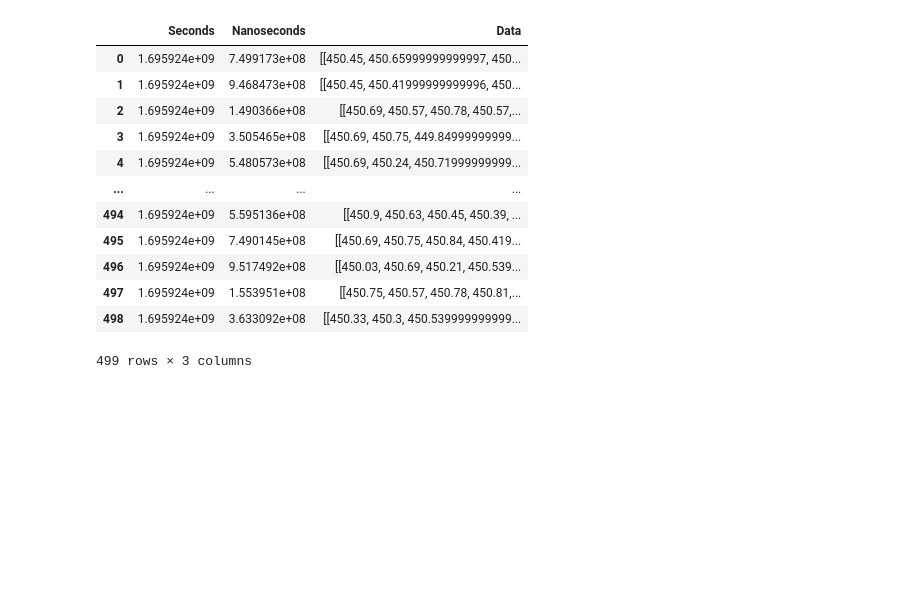
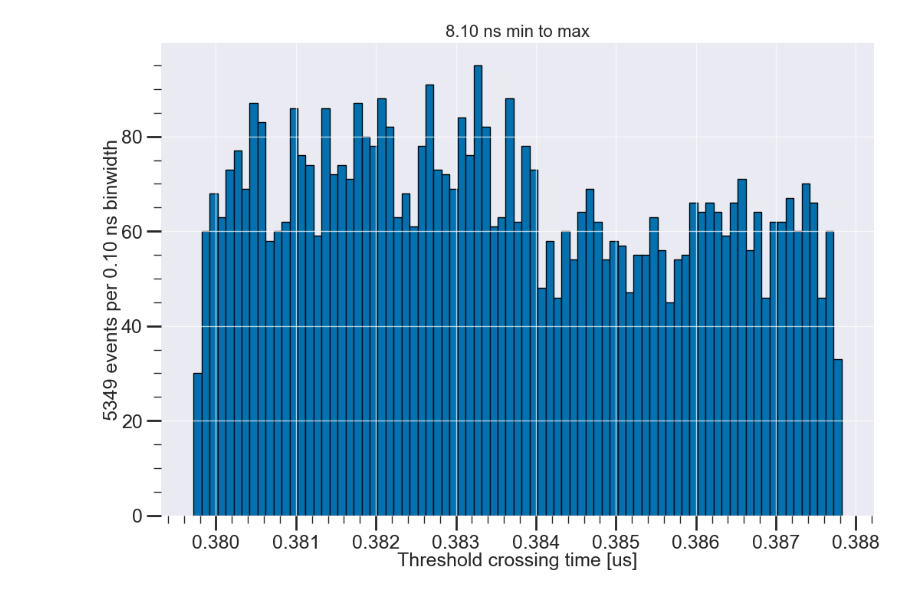
Before and after one commit to ejangelico/ad2-data-processing, a Jupyter notebook: notebooks/Timing calibration run8.ipynb, the cells around one changed output. Saved outputs shown, nothing was run; the diff lists cells and outputs as text; code cells hidden in the pictures; blank space fills up the shorter version.

```diff
--- a/notebooks/Timing calibration run8.ipynb
+++ b/notebooks/Timing calibration run8.ipynb
@@ -56,16 +57,40 @@ plt.show()
-# %%
-ex_str
-# %% [output]
-|  | Seconds | Nanoseconds | Data |
-| 0 | 1.695924e+09 | 7.499173e+08 | [[450.45, 450.65999999999997, 450... |
-| 1 | 1.695924e+09 | 9.468473e+08 | [[450.45, 450.41999999999996, 450... |
-| 2 | 1.695924e+09 | 1.490366e+08 | [[450.69, 450.57, 450.78, 450.57,... |
-| 3 | 1.695924e+09 | 3.505465e+08 | [[450.69, 450.75, 449.84999999999... |
-| 4 | 1.695924e+09 | 5.480573e+08 | [[450.69, 450.24, 450.71999999999... |
-| ... | ... | ... | ... |
-| 494 | 1.695924e+09 | 5.595136e+08 | [[450.9, 450.63, 450.45, 450.39, ... |
-| 495 | 1.695924e+09 | 7.490145e+08 | [[450.69, 450.75, 450.84, 450.419... |
-| 496 | 1.695924e+09 | 9.517492e+08 | [[450.03, 450.69, 450.21, 450.539... |
-| 497 | 1.695924e+09 | 1.553951e+08 | [[450.75, 450.57, 450.78, 450.81,... |
-| 498 | 1.695924e+09 | 3.633092e+08 | [[450.33, 450.3, 450.539999999999... |
-499 rows × 3 columns
+# %%
+#threshold crossing distribution on PMT timing signal
+#really simple, just curious, to see if it matters at all.
+thr = 200 #mV
+dT = 1/float(ds.config["struck_reduction"]["clock"])
+time_of_arrivals = []
+for i, f in enumerate(ds.struck_files):
+    df = pickle.load(open(f, "rb"))[0]
+    for j, row in df.iterrows():
+        v = row["Data"][2]
+        v_bl = np.mean(v[:40])
+        v = v - v_bl
+        thr_cr = np.where(v > thr)
+        fc = np.min(thr_cr) #fc is short for first crossing
+        #the threshold crossing is within a sample, so lets get more precise with interpolation.
+        s = interp1d(v[fc-2:fc+2], np.array(range(len(v)))[fc-2:fc+2])
+        toa = s(thr)*dT*1e6
+        time_of_arrivals.append(toa)
+        """
+        fig, ax = plt.subplots()
+        ax.plot(range(len(v)), v)
+        ax.scatter([fc], v[fc], s=100)
+        ax.plot(np.array(range(len(v)))[fc-2:fc+2], v[fc-2:fc+2])
+        ax.axvline(toa/dT/1e6)
+        ax.axhline(thr)
+        ax.set_xlim([40, 60])
+        plt.show()
+        """
+# %%
+fig, ax = plt.subplots()
+h = time_of_arrivals
+binwidth = 0.0001 #us
+bins = np.arange(min(h), max(h), binwidth)
+ax.hist(h, bins=bins)
+ax.set_xlabel("Threshold crossing time [us]")
+ax.set_ylabel("{:d} events per {:.2f} ns binwidth".format(len(h), binwidth*1000))
+ax.set_title("{:.2f} ns min to max".format((max(h) - min(h))*1000))
+plt.show()
+# %% [output]
+[figure, added]
```
Also changed, not shown: parts of 7 cells of this notebook, 2 other files.
